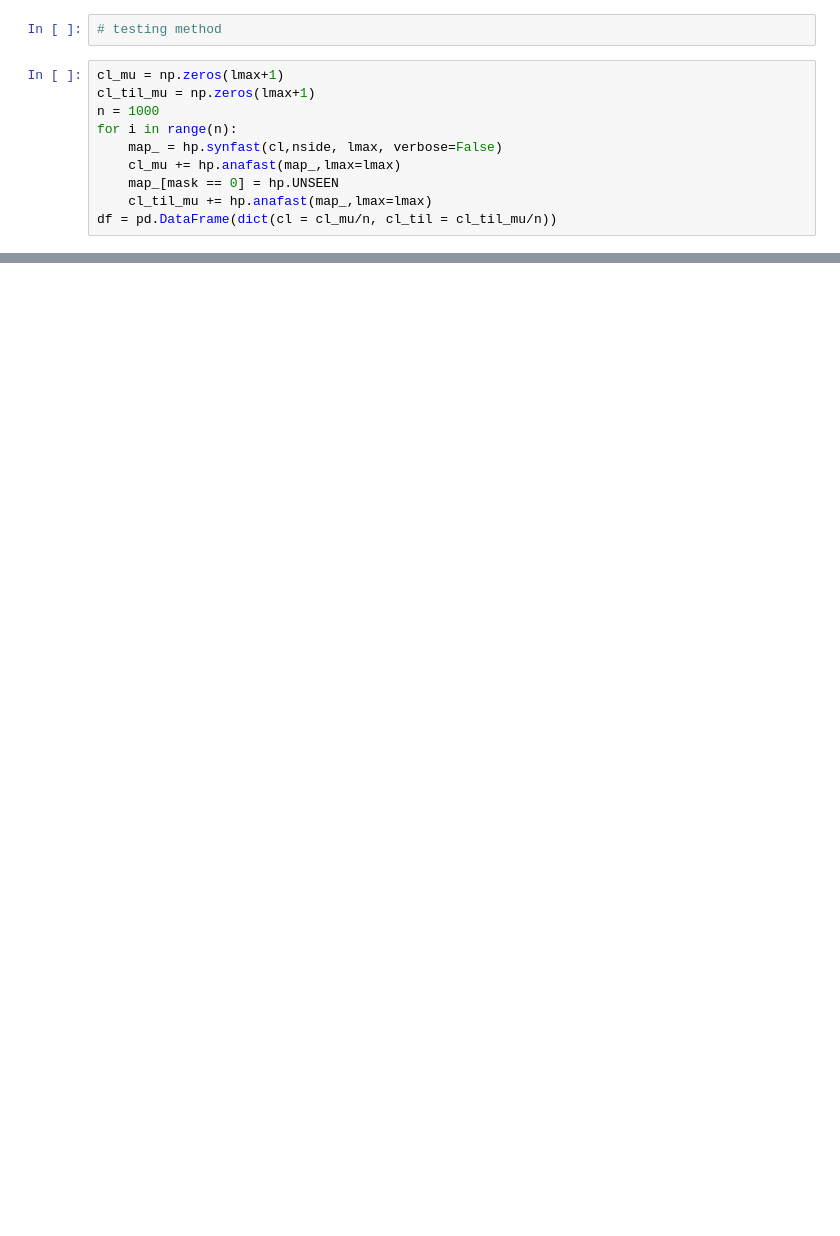
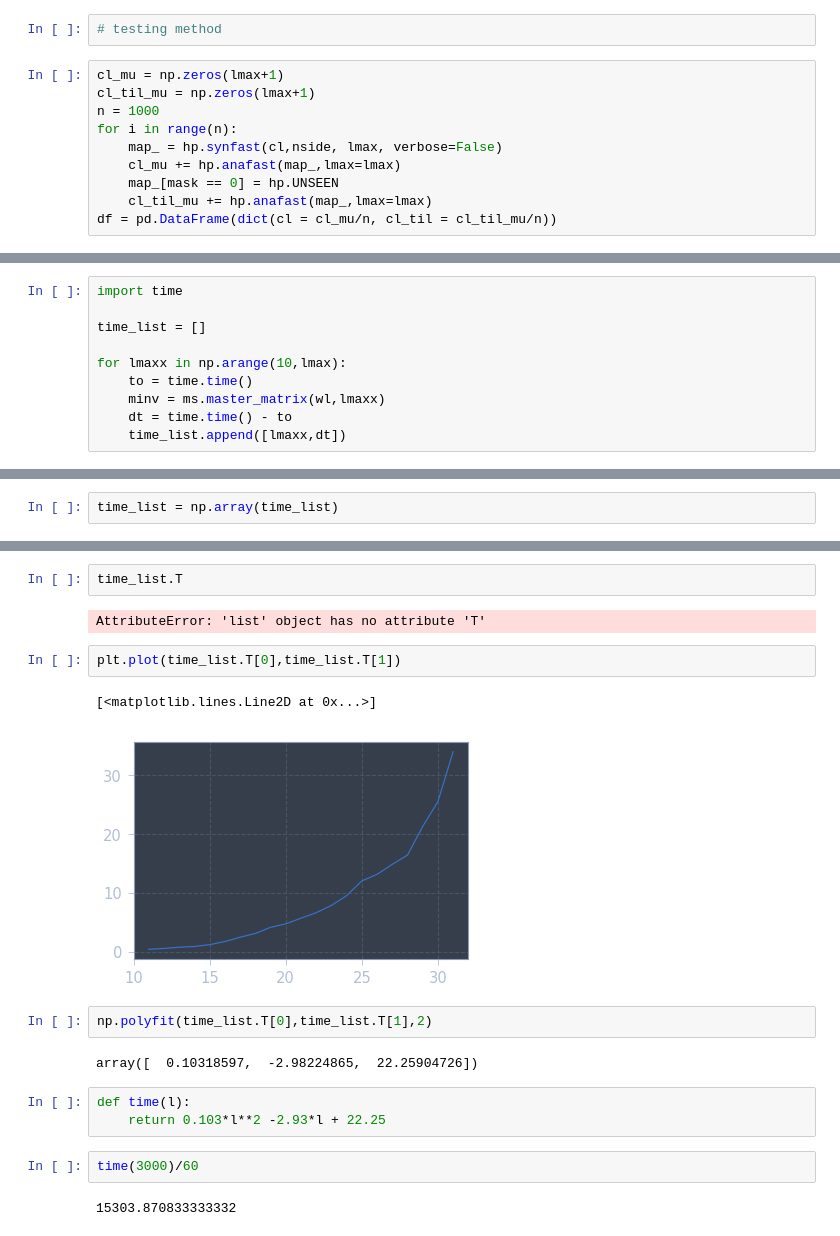
Before and after one commit to modw/personal-python, a Jupyter notebook: Setting up MASTER algorithm .ipynb, the cells around one changed output, grey strips where cells are left out. Saved outputs shown, nothing was run; the diff lists cells and outputs as text; blank space fills up the shorter version.

```diff
--- a/Setting up MASTER algorithm .ipynb
+++ b/Setting up MASTER algorithm .ipynb
@@ -100,0 +123,10 @@ plt.show()
+# %%
+import time
+
+time_list = []
+
+for lmaxx in np.arange(10,lmax):
+    to = time.time()
+    minv = ms.master_matrix(wl,lmaxx)
+    dt = time.time() - to
+    time_list.append([lmaxx,dt])
@@ -100,0 +141,2 @@ plt.show()
+# %%
+time_list = np.array(time_list)
@@ -100,0 +157,20 @@ plt.show()
+# %%
+time_list.T
+# %% [output]
+AttributeError: 'list' object has no attribute 'T'
+# %%
+plt.plot(time_list.T[0],time_list.T[1])
+# %% [output]
+[<matplotlib.lines.Line2D at 0x...>]
+[figure, added]
+# %%
+np.polyfit(time_list.T[0],time_list.T[1],2)
+# %% [output]
+array([  0.10318597,  -2.98224865,  22.25904726])
+# %%
+def time(l):
+    return 0.103*l**2 -2.93*l + 22.25
+# %%
+time(3000)/60
+# %% [output]
+15303.870833333332
```
Also changed, not shown: parts of 19 cells of this notebook, 1 other file.
